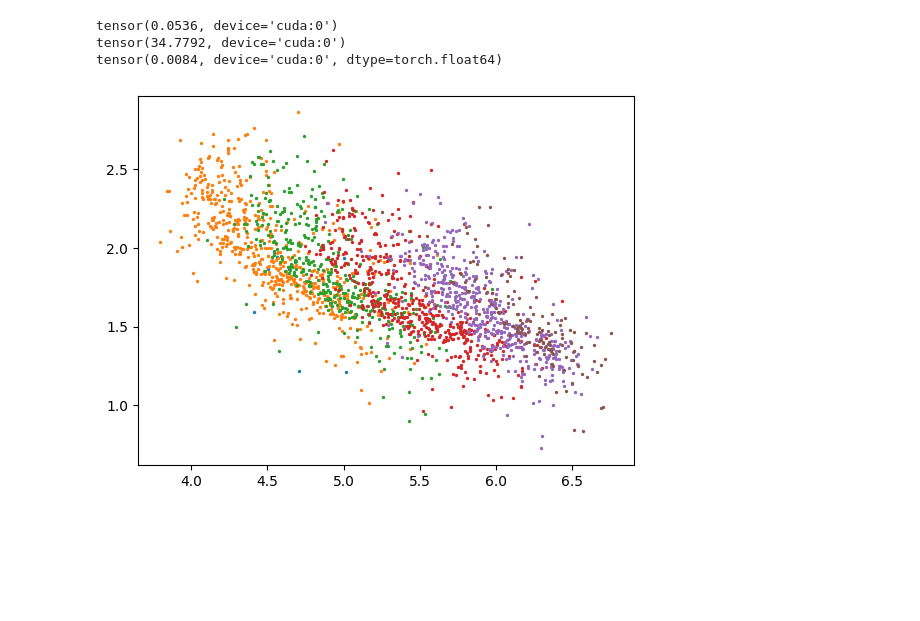
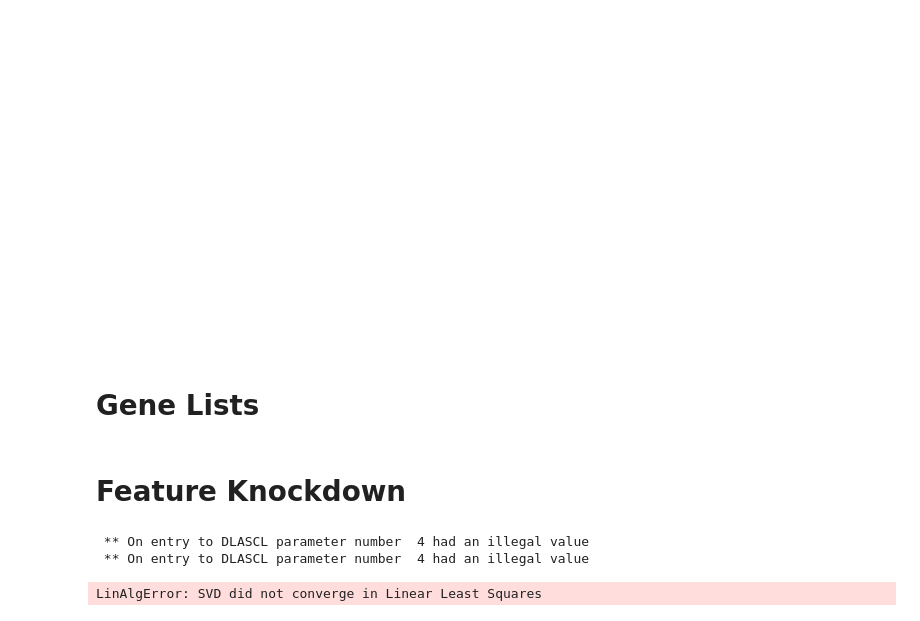
Before and after one commit to Oafish1/CellTRIP, a Jupyter notebook: scripts/analysis.ipynb, the cells around one changed output. Drawn from its saved outputs; the diff is of its cells as text; code cells hidden in the pictures; blank space fills up the shorter version.

Commit message:
Figure changes, partial simulations, optimization

```diff
--- a/scripts/analysis.ipynb
+++ b/scripts/analysis.ipynb
@@ -144,21 +149,20 @@ rewards
 # %%
-# Our result
-print(env.get_distance_match().mean())
+# # Our result
+# print(env.get_distance_match().mean())
 
-# Random
-env.reset()
-print(env.get_distance_match().mean())
-# 35
+# # Velocity
+# print(env.vel.mean())
 
-# Perfect
-pos = torch.tensor(env.dataloader.adatas[1].X[:])
-pos = torch.cat((pos, torch.zeros((pos.shape[0], 1))), dim=1).cuda()
-pos = env.dist[1].max() * pos / torch.cdist(pos, pos).max()
-env.pos = pos
-env.reset_cache()
-print(env.get_distance_match().mean())
-# .0084
+# # Random
+# # env.reset()
+# # print(env.get_distance_match().mean())
+# # .666, Used to be 35 for MERFISH
+
+# # Perfect
+# pos = torch.tensor(env.dataloader.adatas[1].X[:])
+# pos = torch.cat((pos, torch.zeros((pos.shape[0], 1))), dim=1).cuda()
+# pos = env.dist[1].max() * pos / torch.cdist(pos, pos).max()
+# env.pos = pos
+# env.reset_cache()
+# print(env.get_distance_match().mean())
+# # .0084
-# %% [output]
-tensor(0.0536, device='cuda:0')
-tensor(34.7792, device='cuda:0')
-tensor(0.0084, device='cuda:0', dtype=torch.float64)
@@ -165,20 +186,22 @@ tensor(0.0084, device='cuda:0', dtype=torch.float64)
 # %%
 # Get data and types
 reducer = umap.UMAP()  # random_state=42
 # raw = env.dataloader.adatas[0][env.keys].X
-raw = states[-1, :, :env.dim]
+raw = steady_states[-1, :, :env.dim]
 
 # Transform
-transformed = reducer.fit_transform(raw)
-# transformed = raw[:, :2]
+# transformed = reducer.fit_transform(raw)
+transformed = raw[:, :2]
 types = env.dataloader.adatas[0].obs.loc[env.keys, 'layer'].to_numpy()
 
 # Plot
-fig, ax = plt.subplots(figsize=(3, 3))
+fig, ax = plt.subplots(figsize=(4, 4))
 for t in np.unique(types):
     ax.scatter(*transformed[types==t].T, s=2)
-sns.despine(ax=ax)
+sns.despine(left=True, bottom=True, ax=ax)
+ax.set_xticks([])
+ax.set_yticks([])
 fig.show()
 # %% [output]
-[figure, old version]
+[figure, new version]
 # %%
@@ -221,0 +242,2 @@ def center_states(states):
+# %% [markdown]
+# Gene Lists
@@ -221,0 +255,2 @@ def center_states(states):
+# %% [markdown]
+# Feature Knockdown
@@ -221,0 +262,19 @@ def center_states(states):
+# %%
+# Pin to data space (TODO: Training/val)
+# mask = slice(steady_states.shape[1])
+mask = train_mask
+source_points = steady_states[-1, mask, :env.dim]
+target_points = env.get_target_modalities()[0][mask].cpu()
+# Least-squares
+A = np.hstack([source_points, np.ones((source_points.shape[0], 1))])
+pinning_matrix = np.linalg.lstsq(A, target_points, rcond=None)[0].numpy()
+# Pinning function
+def pin_points(points):
+    A = np.concatenate([points, np.ones((*points.shape[:-1], 1))], axis=-1)
+    return np.dot(A, pinning_matrix)
+# Get pinned states
+# pin_points(states[:, :, :env.dim])
+# %% [output]
+ ** On entry to DLASCL parameter number  4 had an illegal value
+ ** On entry to DLASCL parameter number  4 had an illegal value
+LinAlgError: SVD did not converge in Linear Least Squares
```
Also changed, not shown: parts of 30 cells of this notebook, 32 other files.
